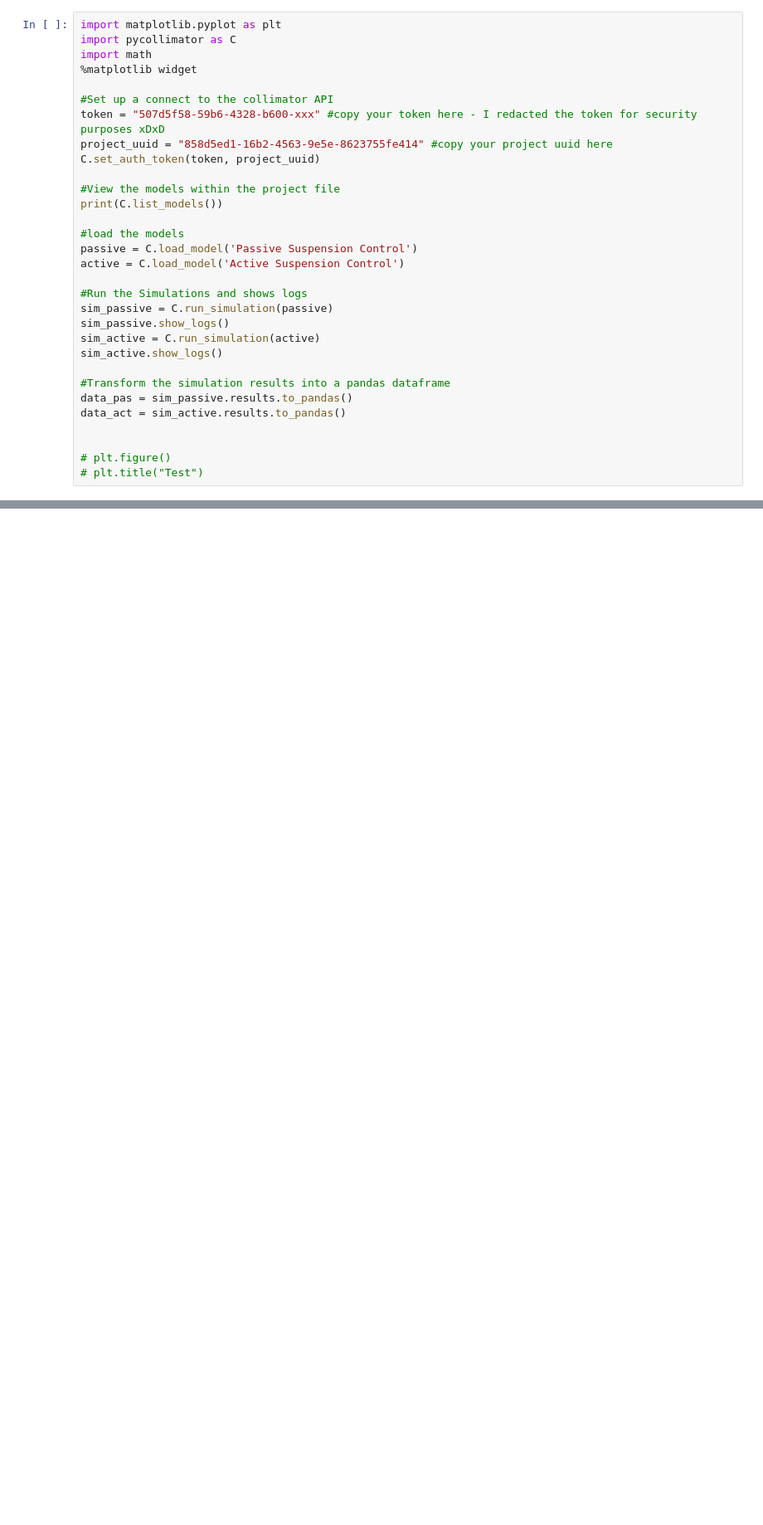
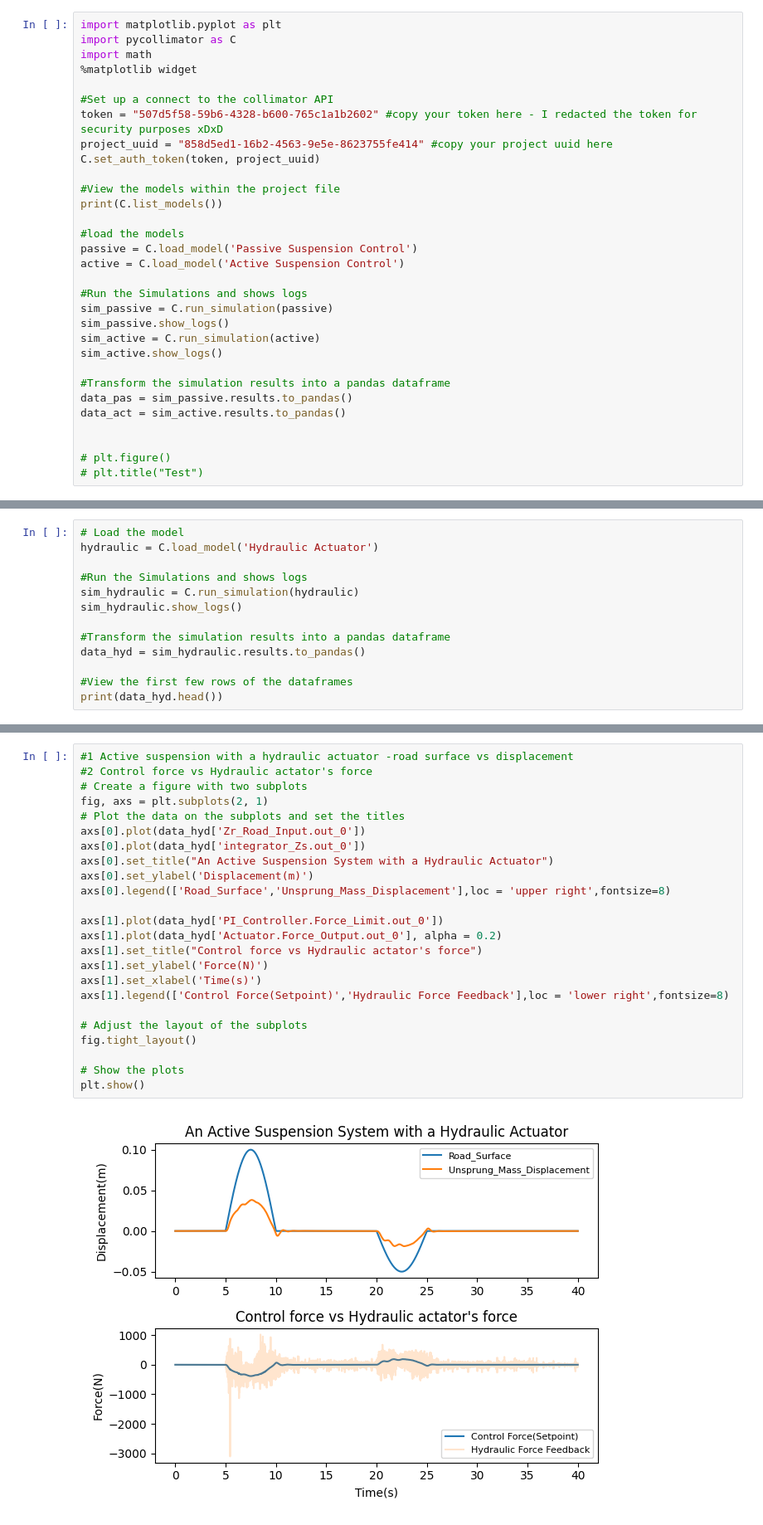
Before and after one commit to BoboyeOkeya/Vehicle-Suspension-System-, a Jupyter notebook: Simulation_Notebook_1.ipynb, the cells around one changed output, grey strips where cells are left out. Shown at 83% size. Drawn from its saved outputs; the diff is of its cells as text; blank space fills up the shorter version.

Commit message:
Added the notebook for the hydraulic actuator

```diff
--- a/Simulation_Notebook_1.ipynb
+++ b/Simulation_Notebook_1.ipynb
@@ -5,7 +7,7 @@ import math
 %matplotlib widget
 
 #Set up a connect to the collimator API
-token = "507d5f58-59b6-4328-b600-xxx" #copy your token here - I redacted the token for security purposes xDxD
+token = "507d5f58-59b6-4328-b600-765c1a1b2602" #copy your token here - I redacted the token for security purposes xDxD
 project_uuid = "858d5ed1-16b2-4563-9e5e-8623755fe414" #copy your project uuid here
 C.set_auth_token(token, project_uuid)
 
@@ -108,0 +115,13 @@ plt.show()
+# %%
+# Load the model
+hydraulic = C.load_model('Hydraulic Actuator')
+
+#Run the Simulations and shows logs
+sim_hydraulic = C.run_simulation(hydraulic)
+sim_hydraulic.show_logs()
+
+#Transform the simulation results into a pandas dataframe
+data_hyd = sim_hydraulic.results.to_pandas()
+
+#View the first few rows of the dataframes
+print(data_hyd.head())
@@ -108,0 +146,26 @@ plt.show()
+# %%
+#1 Active suspension with a hydraulic actuator -road surface vs displacement
+#2 Control force vs Hydraulic actator's force
+# Create a figure with two subplots
+fig, axs = plt.subplots(2, 1)
+# Plot the data on the subplots and set the titles
+axs[0].plot(data_hyd['Zr_Road_Input.out_0'])
+axs[0].plot(data_hyd['integrator_Zs.out_0'])
+axs[0].set_title("An Active Suspension System with a Hydraulic Actuator")
+axs[0].set_ylabel('Displacement(m)')
+axs[0].legend(['Road_Surface','Unsprung_Mass_Displacement'],loc = 'upper right',fontsize=8)
+
+axs[1].plot(data_hyd['PI_Controller.Force_Limit.out_0'])
+axs[1].plot(data_hyd['Actuator.Force_Output.out_0'], alpha = 0.2)
+axs[1].set_title("Control force vs Hydraulic actator's force")
+axs[1].set_ylabel('Force(N)')
+axs[1].set_xlabel('Time(s)')
+axs[1].legend(['Control Force(Setpoint)','Hydraulic Force Feedback'],loc = 'lower right',fontsize=8)
+
+# Adjust the layout of the subplots
+fig.tight_layout()
+
+# Show the plots
+plt.show()
+# %% [output]
+[figure, added]
```
Also changed, not shown: parts of 6 cells of this notebook.
